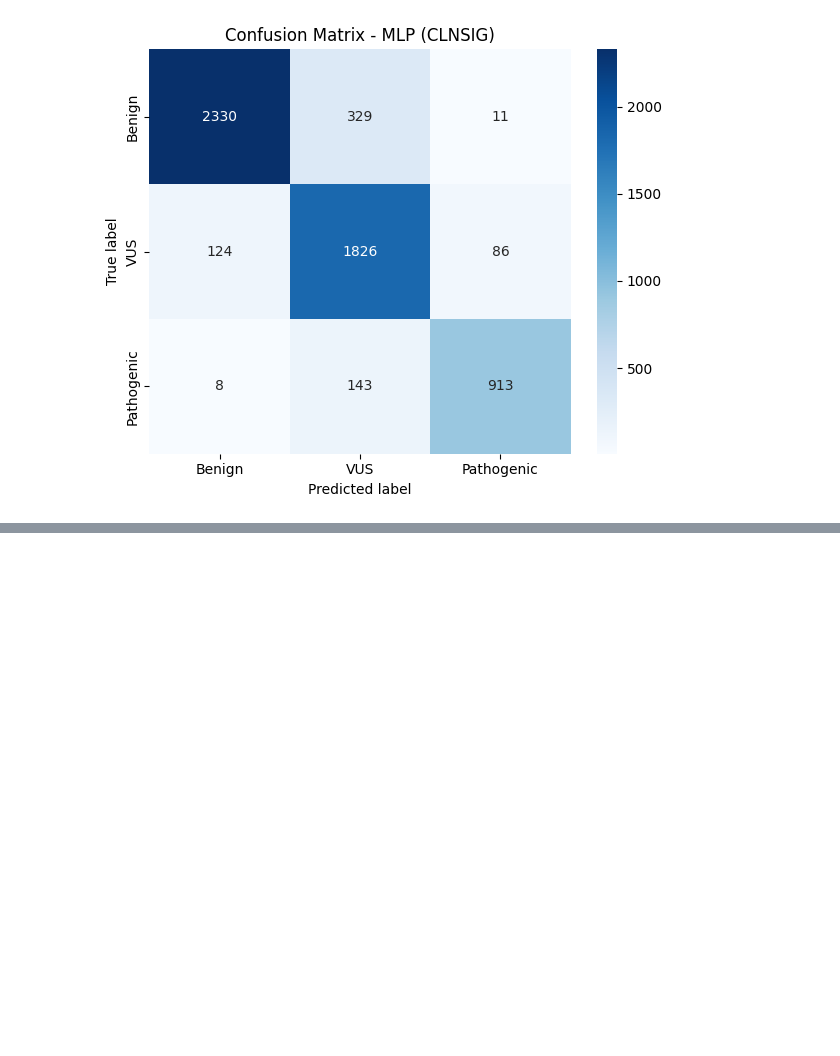
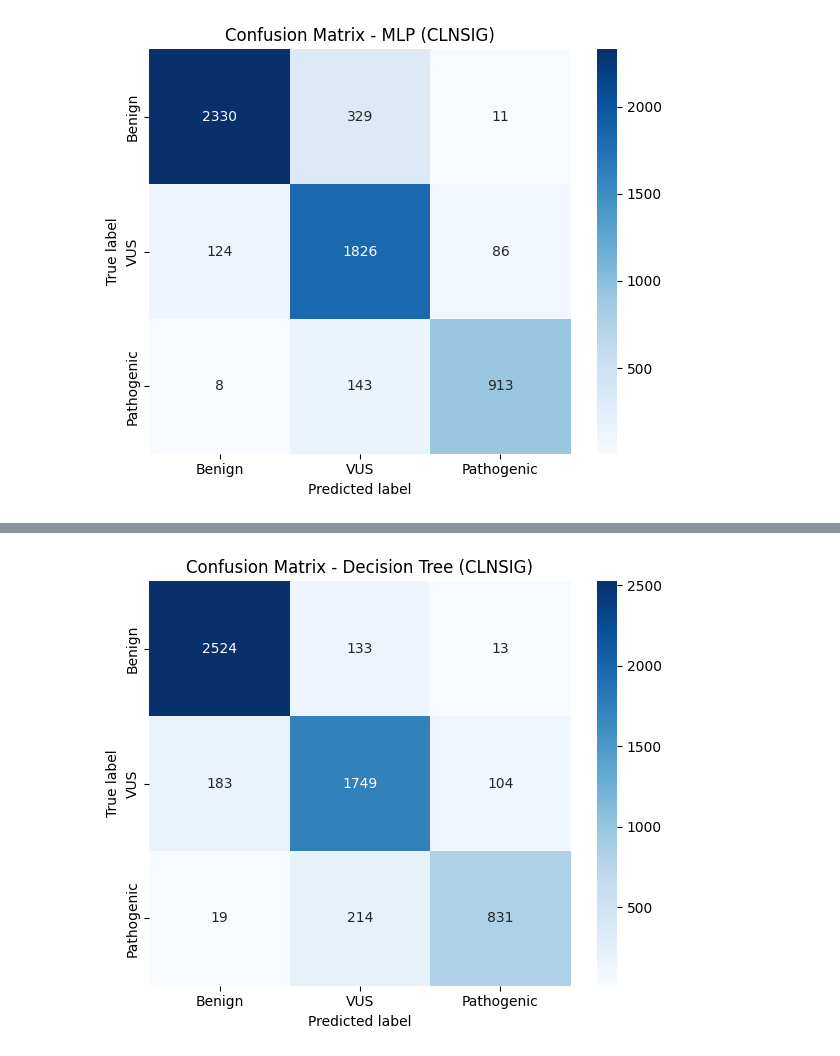
Before and after one commit to eliagarcia/tfg-genetic-variants, a Jupyter notebook: notebooks/clnsig.ipynb, the cells around one changed output, grey strips where cells are left out. Cells and saved outputs as stored; diff of their text form; code cells hidden in the pictures; blank space fills up the shorter version.

```diff
--- a/notebooks/clnsig.ipynb
+++ b/notebooks/clnsig.ipynb
@@ -421,0 +425,15 @@ F1 macro al test: 0.8770306513375609
+# %%
+# ── Crear dataset bàsic (sense columnes VEP) a partir de df annotated ────
+vep_cols = [
+    "Allele", "Consequence", "IMPACT", "SYMBOL", "Feature_type", "Feature",
+    "BIOTYPE", "EXON", "INTRON", "cDNA_position", "CDS_position",
+    "Protein_position", "Amino_acids", "Codons", "STRAND", "BAM_EDIT",
+    "SIFT", "PolyPhen", "LoFtool", "CADD_PHRED", "CADD_RAW", "BLOSUM62"
+]
+
+df_basic = df.drop(columns=[c for c in vep_cols if c in df.columns])
+df_basic.to_csv("../data/raw/clinvar_clnsig_basic.csv", index=False)
+
+print("Annotated shape:", df.shape)
+print("Basic shape:    ", df_basic.shape)
+print("Columnes eliminades:", [c for c in vep_cols if c in df.columns])
@@ -421,0 +589,77 @@ F1 macro al test: 0.8770306513375609
+# %%
+import seaborn as sns
+from sklearn.tree import DecisionTreeClassifier
+from sklearn.ensemble import RandomForestClassifier
+from sklearn.neural_network import MLPClassifier
+from sklearn.pipeline import Pipeline
+from sklearn.model_selection import (
+    StratifiedKFold, GridSearchCV, RandomizedSearchCV, train_test_split
+)
+from sklearn.metrics import (
+    classification_report, f1_score, confusion_matrix
+)
+
+# Noms de les classes per als plots
+CLASS_NAMES = ["Benign", "VUS", "Pathogenic"]
+
+# ── Funció auxiliar per pintar la confusion matrix ──────────────────────────
+def plot_confusion_matrix(cm, title):
+    plt.figure(figsize=(6, 5))
+    sns.heatmap(
+        cm, annot=True, fmt="d", cmap="Blues",
+        xticklabels=CLASS_NAMES,
+        yticklabels=CLASS_NAMES
+    )
+    plt.xlabel("Predicted label")
+    plt.ylabel("True label")
+    plt.title(title)
+    plt.tight_layout()
+    plt.show()
+
+
+# ════════════════════════════════════════════════════════════════════════════
+# DECISION TREE
+# ════════════════════════════════════════════════════════════════════════════
+dt = DecisionTreeClassifier(random_state=42)
+
+pipeline_dt_basic = Pipeline(steps=[
+    ("preprocess", preprocessor_basic),
+    ("model", dt)
+])
+
+cv = StratifiedKFold(n_splits=5, shuffle=True, random_state=42)
+
+param_grid = {
+    "model__max_depth": [5, 10, 20, None],
+    "model__min_samples_split": [2, 10, 20],
+    "model__min_samples_leaf": [1, 5, 10],
+    "model__class_weight": [None, "balanced"]   # important pel desbalanceig Pathogenic
+}
+
+grid_dt_basic = GridSearchCV(
+    pipeline_dt_basic,
+    param_grid=param_grid,
+    scoring="f1_macro",     # macro perquè tenim 3 classes no equilibrades
+    cv=cv,
+    n_jobs=-1,
+    verbose=1,
+    error_score="raise"
+)
+
+grid_dt_basic.fit(X_train_val_basic, y_train_val_basic)
+print("── DECISION TREE ──────────────────────────────")
+print("Millors paràmetres:", grid_dt_basic.best_params_)
+print("Millor CV F1 macro:", grid_dt_basic.best_score_)
+
+best_dt_basic = grid_dt_basic.best_estimator_
+y_pred_dt_basic = best_dt_basic.predict(X_test_basic)
+
+print("\nClassification report al test:")
+print(classification_report(y_test_basic, y_pred_dt_basic, target_names=CLASS_NAMES))
+print("F1 macro al test:", f1_score(y_test_basic, y_pred_dt_basic, average="macro"))
+
+plot_confusion_matrix(
+    confusion_matrix(y_test_basic, y_pred_dt_basic),
+    "Confusion Matrix - Decision Tree (CLNSIG)"
+)
+# %% [output]
@@ -421,0 +683 @@ F1 macro al test: 0.8770306513375609
+[figure, added]
```
Also changed, not shown: parts of 14 cells of this notebook.
